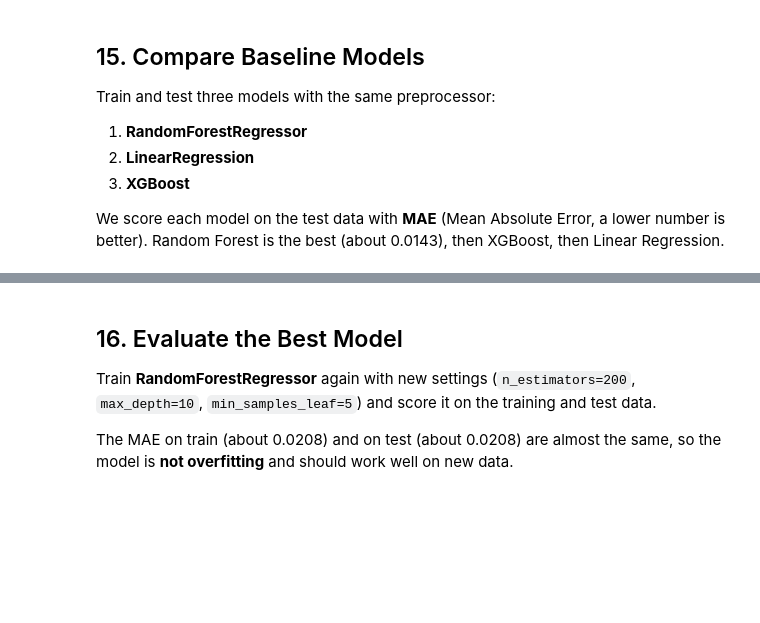
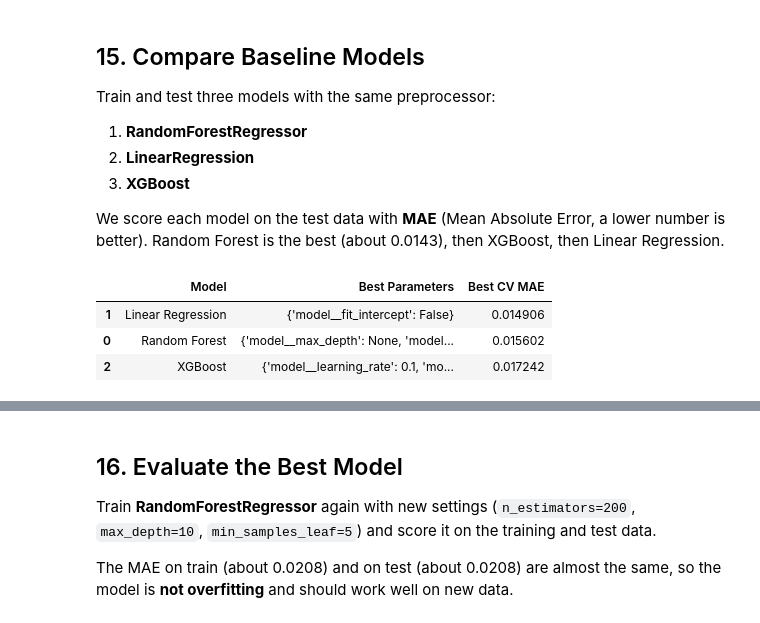
Before and after one commit to Argafostein/County-Health-Rankings-Raw-Value-Prediction, a Jupyter notebook: EDA+Preprocessing+model.ipynb, the cells around one changed output, grey strips where cells are left out. Cells and saved outputs as stored; diff of their text form; code cells hidden in the pictures; blank space fills up the shorter version.

Commit message:
Add GridSearschV + Hyperparamter Tuning

```diff
--- a/EDA+Preprocessing+model.ipynb
+++ b/EDA+Preprocessing+model.ipynb
@@ -267,6 +278,83 @@ Train and test three models with the same preprocessor:
 3. **XGBoost**
 
 We score each model on the test data with **MAE** (Mean Absolute Error, a lower number is better). Random Forest is the best (about 0.0143), then XGBoost, then Linear Regression.
+# %%
+models = {
+    'Random Forest': RandomForestRegressor(random_state=42),
+    'Linear Regression': LinearRegression(),
+    'XGBoost': XGBRegressor(
+        random_state=42,
+        objective='reg:squarederror'
+    )
+}
+
+params = {
+    'Random Forest': {
+        'model__n_estimators': [100, 200],
+        'model__max_depth': [None, 10, 20]
+    },
+
+    'Linear Regression': {
+        'model__fit_intercept': [True, False]
+    },
+
+    'XGBoost': {
+        'model__n_estimators': [100, 200],
+        'model__max_depth': [3, 5],
+        'model__learning_rate': [0.01, 0.1]
+    }
+}
+
+kfold = KFold(
+    n_splits=5,
+    shuffle=True,
+    random_state=42
+)
+
+results = []
+best_models = {}
+
+for name, model in models.items():
+
+    my_pipeline = SklearnPipeline([
+        ('preprocessor', preprocessor),
+        ('model', model)
+    ])
+
+    grid_search = GridSearchCV(
+        estimator=my_pipeline,
+        param_grid=params[name],
+        cv=kfold,
+        scoring='neg_mean_absolute_error',
+        n_jobs=-1
+    )
+
+    # Training
+    grid_search.fit(X_train, y_train)
+
+    # Menyimpan model terbaik
+    best_models[name] = grid_search.best_estimator_
+
+    # Menyimpan hasil
+    results.append({
+        'Model': name,
+        'Best Parameters': grid_search.best_params_,
+        'Best CV MAE': -grid_search.best_score_
+    })
+
+results_df = pd.DataFrame(results)
+
+results_df = results_df.sort_values(
+    by='Best CV MAE',
+    ascending=True
+)
+
+display(results_df)
+# %% [output]
+|  | Model | Best Parameters | Best CV MAE |
+| 1 | Linear Regression | {'model__fit_intercept': False} | 0.014906 |
+| 0 | Random Forest | {'model__max_depth': None, 'model... | 0.015602 |
+| 2 | XGBoost | {'model__learning_rate': 0.1, 'mo... | 0.017242 |
 # %%
 model = {
     'RandomForestRegressor' : RandomForestRegressor(random_state=42, n_estimators=100),
```
Also changed, not shown: parts of 6 cells of this notebook, 1 other file.
